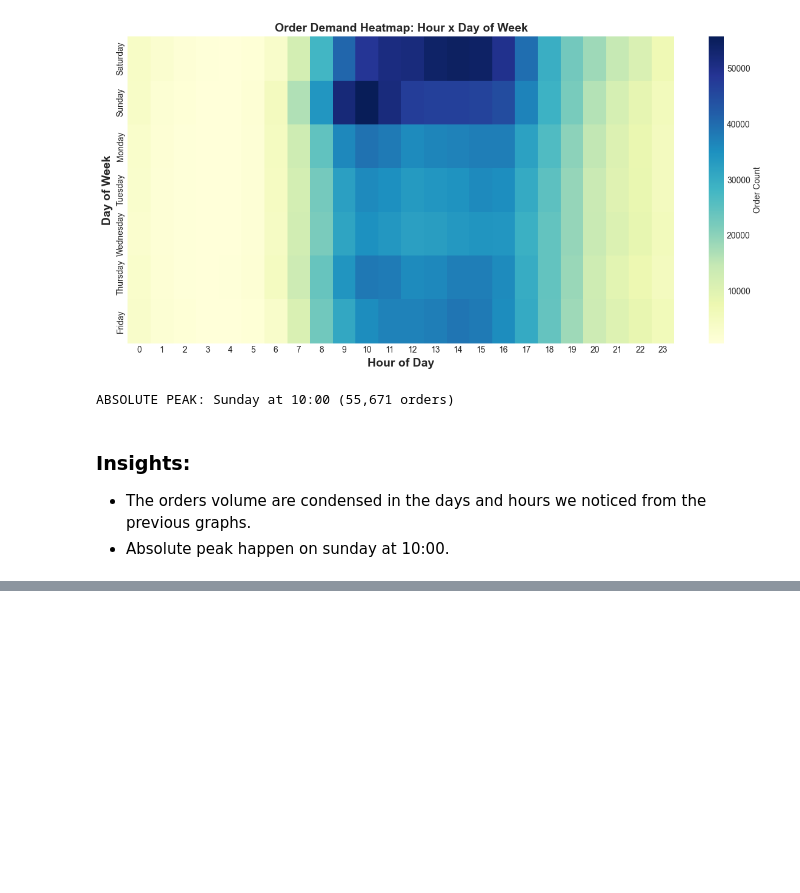
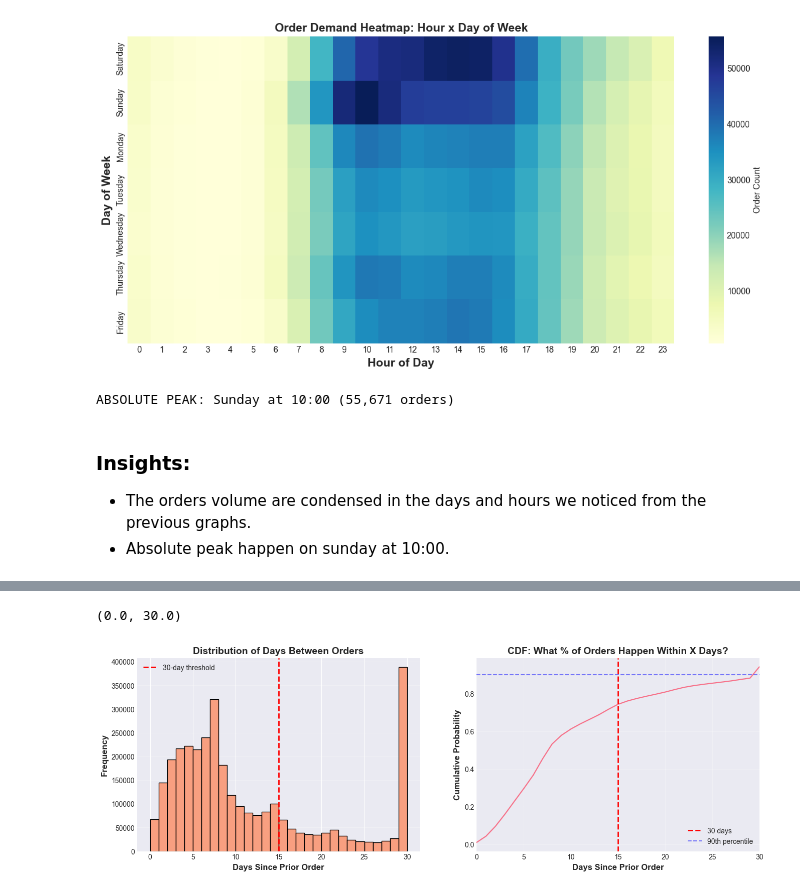
Before and after one commit to MooAbdelhamid/orderpulse-ai, a Jupyter notebook: notebooks/01_eda.ipynb, the cells around one changed output, grey strips where cells are left out. Cells and saved outputs as stored; diff of their text form; code cells hidden in the pictures; blank space fills up the shorter version.

```diff
--- a/notebooks/01_eda.ipynb
+++ b/notebooks/01_eda.ipynb
@@ -256,0 +296,30 @@ ABSOLUTE PEAK: Sunday at 10:00 (55,671 orders)
+# %%
+days_since = df_orders['days_since_prior_order'].dropna()
+
+fig, ax = plt.subplots(1, 2, figsize=(16,5))
+
+sns.histplot(data=days_since, ax=ax[0], bins=30, color='coral', edgecolor='black', alpha=0.7)
+ax[0].set_xlabel('Days Since Prior Order', fontsize=12, fontweight='bold')
+ax[0].set_ylabel('Frequency', fontsize=12, fontweight='bold')
+ax[0].set_title('Distribution of Days Between Orders', fontsize=14, fontweight='bold')
+ax[0].axvline(15, color='red', linestyle='--', linewidth=2, label='30-day threshold')
+ax[0].legend()
+ax[0].grid(axis='y', alpha=0.3)
+
+sorted_days = np.sort(days_since)
+cumulative = np.arange(1, len(sorted_days) + 1) / len(sorted_days)
+sns.lineplot(x=sorted_days, y=cumulative, ax=ax[1])
+ax[1].set_xlabel('Days Since Prior Order', fontsize=12, fontweight='bold')
+ax[1].set_ylabel('Cumulative Probability', fontsize=12, fontweight='bold')
+ax[1].set_title('CDF: What % of Orders Happen Within X Days', fontsize=14, fontweight='bold')
+ax[1].axvline(15, color='red', linestyle='--', linewidth=2, label='15 days')
+ax[1].axhline(0.9, color='blue', linestyle='--', alpha=0.5, label='90th percentile')
+ax[1].legend()
+ax[1].grid(True, alpha=0.3)
+ax[1].set_xlim(0, 30)
+
+plt.tight_layout()
+plt.show()
+# %% [output]
+(0.0, 30.0)
+[figure, added]
```
Also changed, not shown: parts of 5 cells of this notebook.
